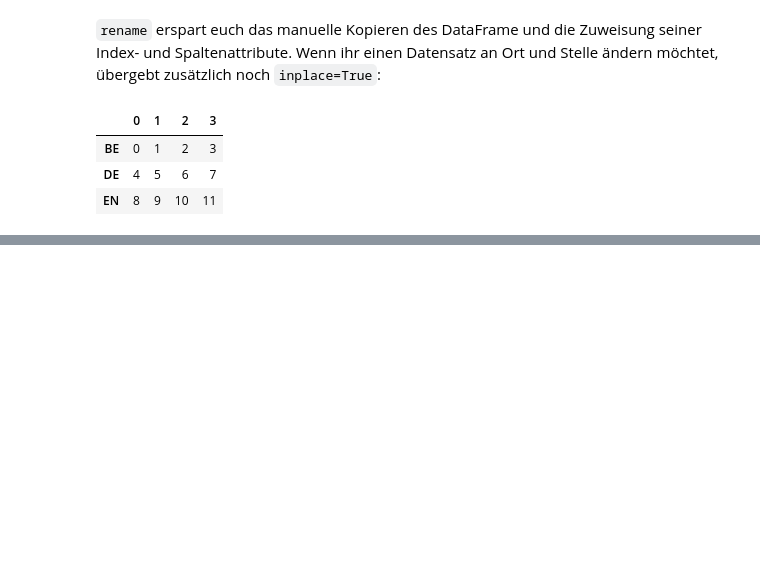
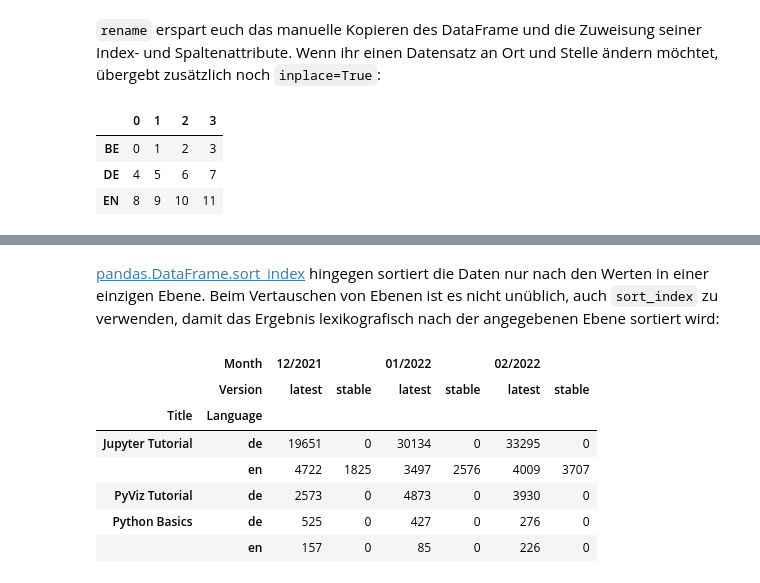
Before and after one commit to veit/jupyter-tutorial-de, a Jupyter notebook: docs/workspace/pandas/indexing.ipynb, the cells around one changed output, grey strips where cells are left out. Cells and saved outputs as stored; diff of their text form; code cells hidden in the pictures; blank space fills up the shorter version.

```diff
--- a/docs/workspace/pandas/indexing.ipynb
+++ b/docs/workspace/pandas/indexing.ipynb
@@ -304,0 +500,13 @@ df3
+# %% [markdown]
+[pandas.DataFrame.sort_index](https://pandas.pydata.org/docs/reference/api/pandas.DataFrame.sort_index.html) hingegen sortiert die Daten nur nach den Werten in einer einzigen Ebene. Beim Vertauschen von Ebenen ist es nicht unüblich, auch `sort_index` zu verwenden, damit das Ergebnis lexikografisch nach der angegebenen Ebene sortiert wird:
+# %%
+df.sort_index(level=0)
+# %% [output]
+|  | Month | 12/2021 |  | 01/2022 |  | 02/2022 |  |
+|  | Version | latest | stable | latest | stable | latest | stable |
+| Title | Language |  |  |  |  |  |  |
+| Jupyter Tutorial | de | 19651 | 0 | 30134 | 0 | 33295 | 0 |
+|  | en | 4722 | 1825 | 3497 | 2576 | 4009 | 3707 |
+| PyViz Tutorial | de | 2573 | 0 | 4873 | 0 | 3930 | 0 |
+| Python Basics | de | 525 | 0 | 427 | 0 | 276 | 0 |
+|  | en | 157 | 0 | 85 | 0 | 226 | 0 |
```
Also changed, not shown: parts of 47 cells of this notebook, 2 other files.
